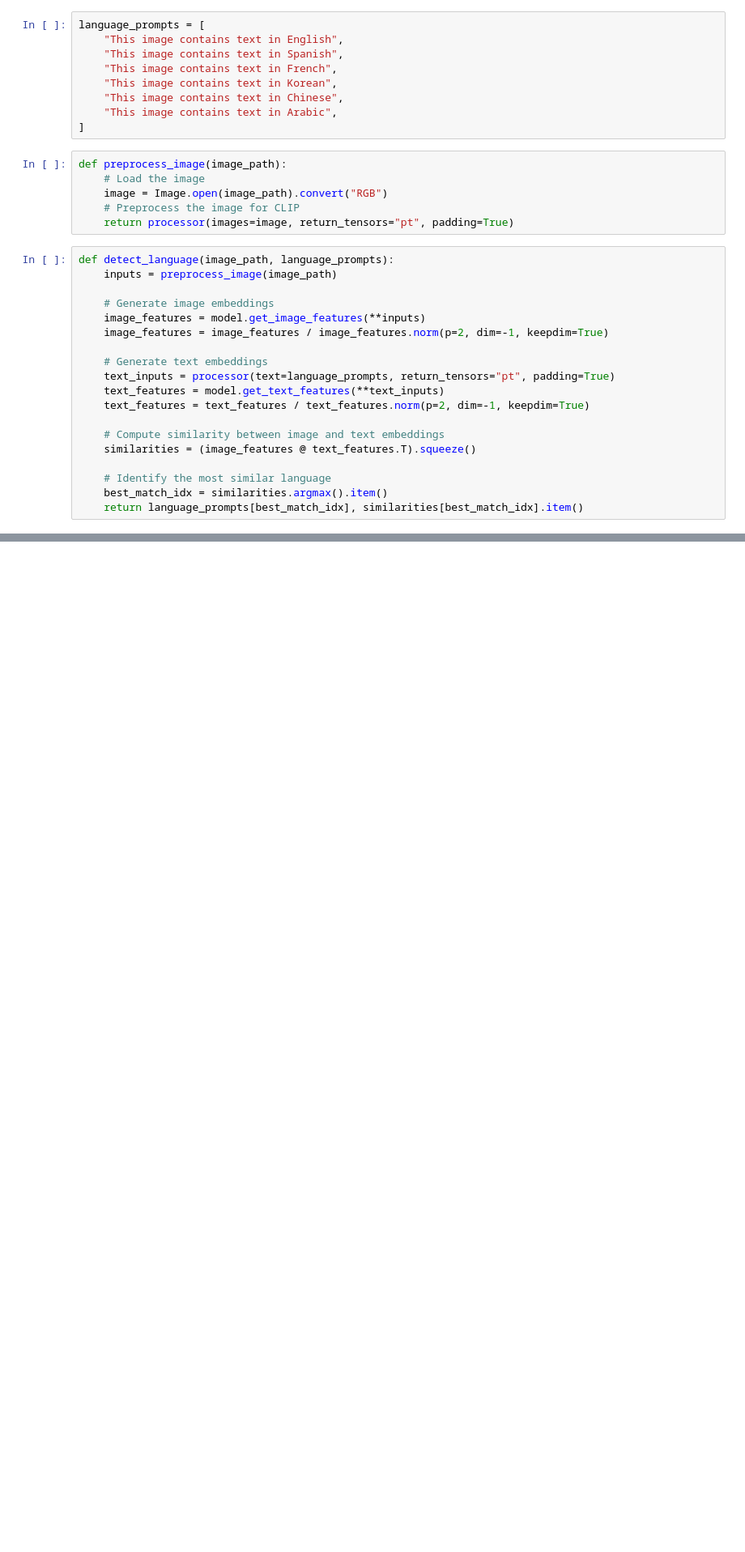
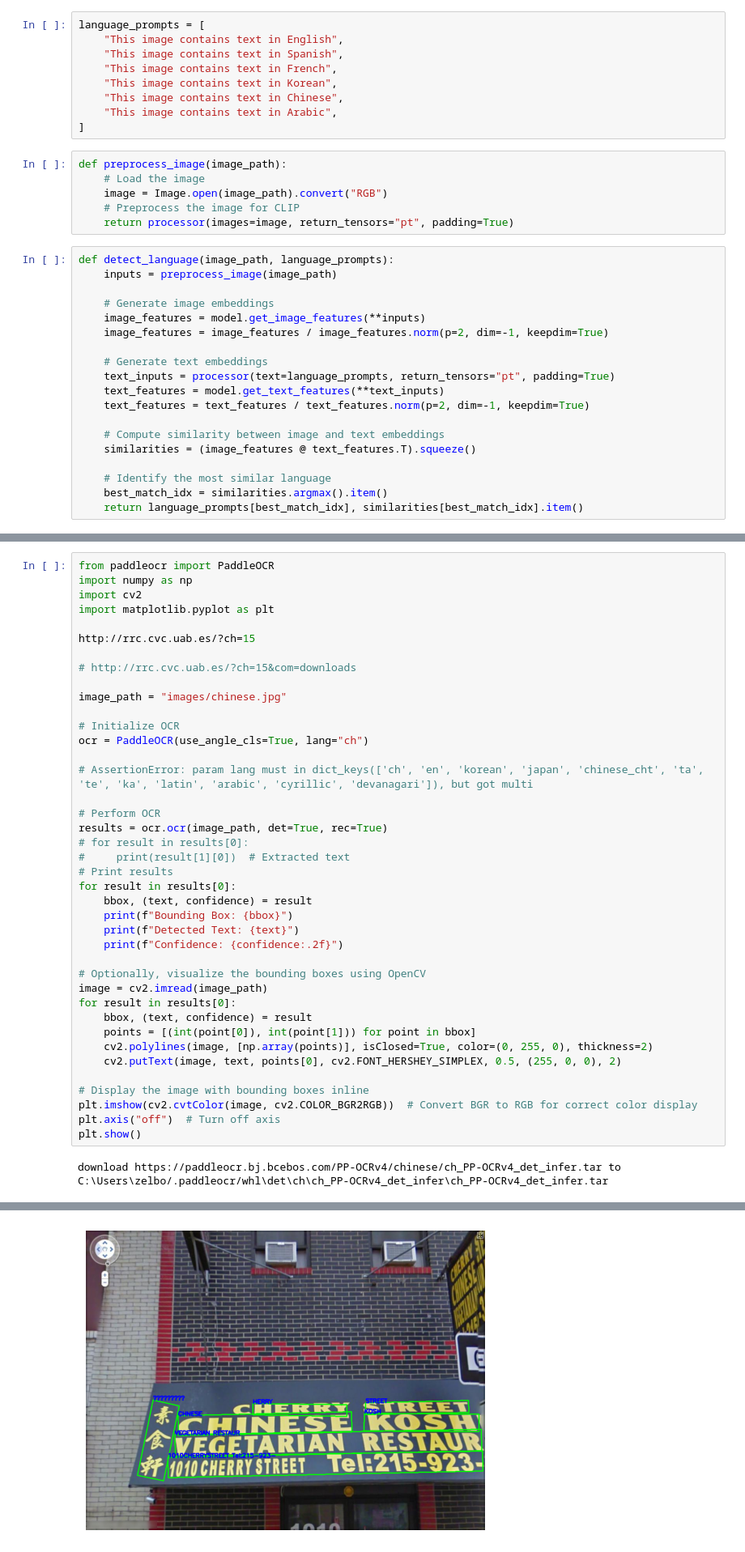
Before and after one commit to Jwatson3326/20242R0136COSE47402, a Jupyter notebook: DL_Project/clip.ipynb, the cells around one changed output, grey strips where cells are left out. Shown at 81% size. Saved outputs shown, nothing was run; the diff lists cells and outputs as text; blank space fills up the shorter version.

```diff
--- a/DL_Project/clip.ipynb
+++ b/DL_Project/clip.ipynb
@@ -76,0 +175,42 @@ t 64 43 75 90 0
+# %%
+from paddleocr import PaddleOCR
+import numpy as np
+import cv2
+import matplotlib.pyplot as plt
+
+http://rrc.cvc.uab.es/?ch=15
+
+# http://rrc.cvc.uab.es/?ch=15&com=downloads
+
+image_path = "images/chinese.jpg"
+
+# Initialize OCR
+ocr = PaddleOCR(use_angle_cls=True, lang="ch")
+
+# AssertionError: param lang must in dict_keys(['ch', 'en', 'korean', 'japan', 'chinese_cht', 'ta', 'te', 'ka', 'latin', 'arabic', 'cyrillic', 'devanagari']), but got multi
+
+# Perform OCR
+results = ocr.ocr(image_path, det=True, rec=True)
+# for result in results[0]:
+#     print(result[1][0])  # Extracted text
+# Print results
+for result in results[0]:
+    bbox, (text, confidence) = result
+    print(f"Bounding Box: {bbox}")
+    print(f"Detected Text: {text}")
+    print(f"Confidence: {confidence:.2f}")
+
+# Optionally, visualize the bounding boxes using OpenCV
+image = cv2.imread(image_path)
+for result in results[0]:
+    bbox, (text, confidence) = result
+    points = [(int(point[0]), int(point[1])) for point in bbox]
+    cv2.polylines(image, [np.array(points)], isClosed=True, color=(0, 255, 0), thickness=2)
+    cv2.putText(image, text, points[0], cv2.FONT_HERSHEY_SIMPLEX, 0.5, (255, 0, 0), 2)
+
+# Display the image with bounding boxes inline
+plt.imshow(cv2.cvtColor(image, cv2.COLOR_BGR2RGB))  # Convert BGR to RGB for correct color display
+plt.axis("off")  # Turn off axis
+plt.show()
+# %% [output]
+download https://paddleocr.bj.bcebos.com/PP-OCRv4/chinese/ch_PP-OCRv4_det_infer.tar to C:\Users\zelbo/.paddleocr/whl\det\ch\ch_PP-OCRv4_det_infer\ch_PP-OCRv4_det_infer.tar
@@ -76,0 +236 @@ t 64 43 75 90 0
+[figure, added]
```
Also changed, not shown: parts of 7 cells of this notebook, 13 other files.
